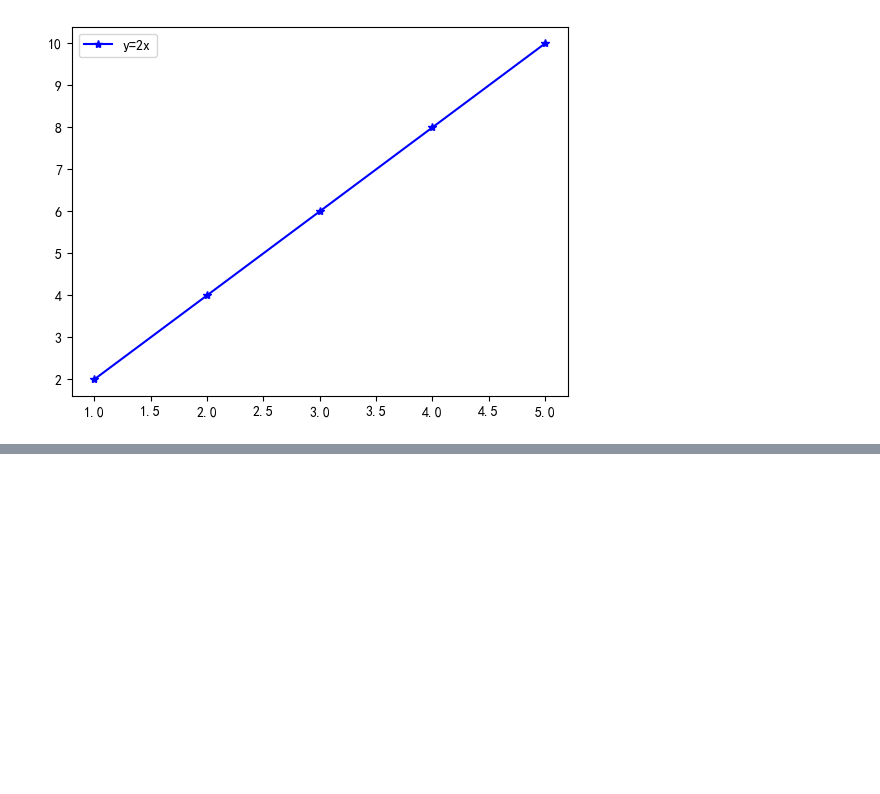
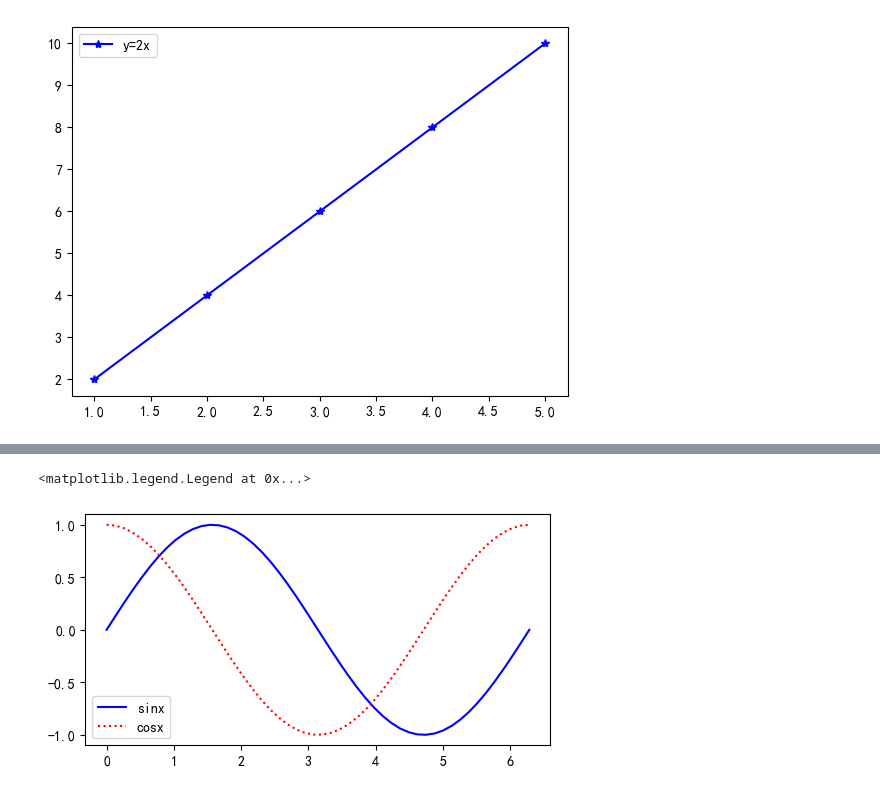
Before and after one commit to BlackTudou/python_trainings, a Jupyter notebook: 08_matplotlib/matplotlib.ipynb, the cells around one changed output, grey strips where cells are left out. Cells and saved outputs as stored; diff of their text form; code cells hidden in the pictures; blank space fills up the shorter version.

```diff
--- a/08_matplotlib/matplotlib.ipynb
+++ b/08_matplotlib/matplotlib.ipynb
@@ -46,0 +81,33 @@ plt.show()
+# %%
+# 绘制多条线，设置画布背景
+import numpy as np
+# 新建一个画布（figure）
+# figsize=(6,3)   → 画布宽 6 英寸，高 3 英寸
+# dpi=100        → 分辨率，每英寸 100 像素
+plt.figure(figsize=(6, 3), dpi=100)
+# 下面两行是可选写法，可以设置画布背景颜色
+# plt.figure(figsize=(6,3), dpi=100, facecolor="r")
+# plt.figure(figsize=(6,3), dpi=100, facecolor="red")
+
+# 生成等差数列作为横坐标，范围 [0, 2π]，默认 50 个点
+x = np.linspace(0, 2 * np.pi)
+
+# 定义两组函数
+y = np.sin(x)   # 正弦曲线
+z = np.cos(x)   # 余弦曲线
+
+# 绘制第一条曲线
+# x, y → 数据
+# color="b" → 蓝色线条（blue）
+plt.plot(x, y, color="b",label="sinx")
+
+# plt.show() #  → 立即显示图形
+
+# 绘制第二条曲线
+# 方式 2：简写形式 → 'r:' 表示红色点虚线
+plt.plot(x, z, "r:",label = "cosx")  # 简写形式 → 'r:' 表示红色点虚线
+# plt.plot(x,z,color="r",ls=":")
+plt.legend()
+# %% [output]
+<matplotlib.legend.Legend at 0x...>
+[figure, added]
```
Also changed, not shown: parts of 23 cells of this notebook, 5 other files.
